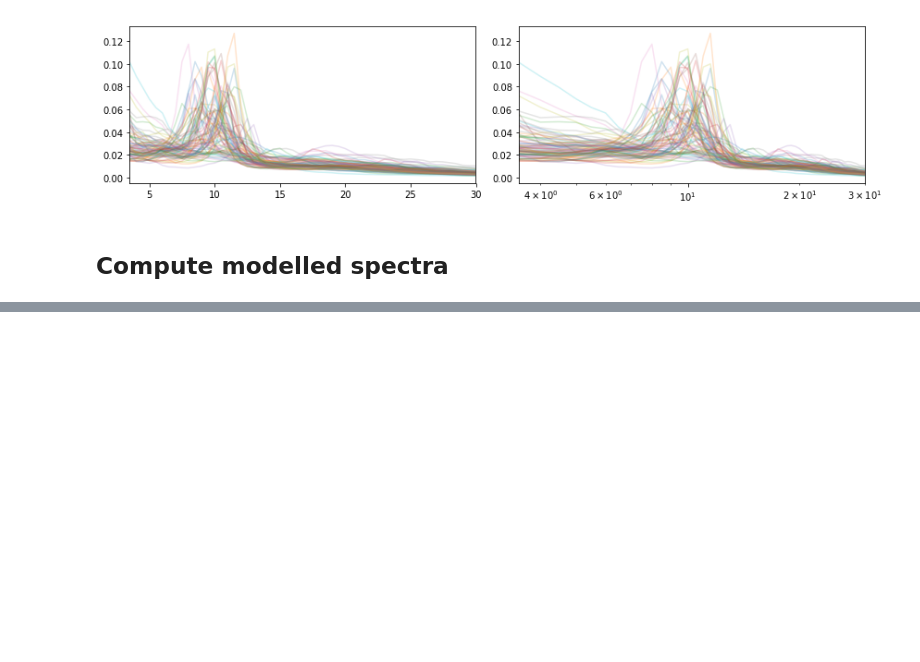
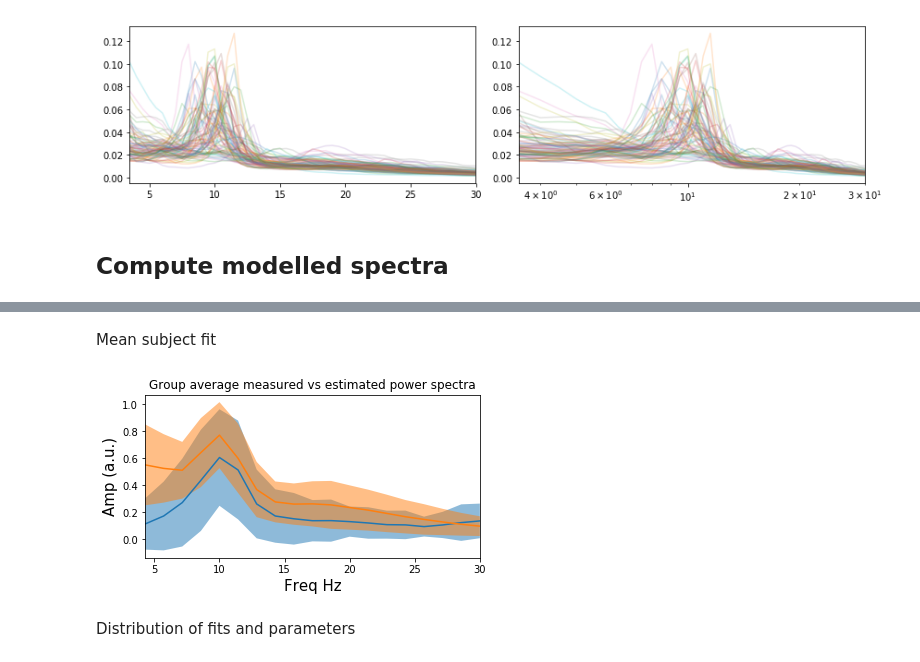
Before and after one commit to GriffithsLab/ctwc-model, a Jupyter notebook: notebooks/01_power_spectra.ipynb, the cells around one changed output, grey strips where cells are left out. Drawn from its saved outputs; the diff is of its cells as text; code cells hidden in the pictures; blank space fills up the shorter version.

```diff
--- a/notebooks/01_power_spectra.ipynb
+++ b/notebooks/01_power_spectra.ipynb
@@ -915,0 +222,30 @@ plt.tight_layout()
+# %% [markdown]
+Mean subject fit
+# %%
+fig, ax = plt.subplots(figsize=(6,3))
+
+flow,fhigh=0.,30.
+
+bestfit_ps = pd.concat({k: df_all_fitdats.loc[k][v] for k,v in bestfitcorrs.items()}).unstack().T
+bestfit_ps_megi2s = pd.concat({k: df_all_fitdats.loc[k]['meg_interp2sim'] for k,v in bestfitcorrs.items()}).unstack().T
+
+mn = bestfit_ps.loc[:30].mean(axis=1)
+std = bestfit_ps.loc[:30].std(axis=1)
+mn.plot(ax=ax)
+ax.fill_between(mn.index,mn-std,mn+std,alpha=0.5)
+
+mn = bestfit_ps_megi2s.loc[:30].mean(axis=1)
+std = bestfit_ps_megi2s.loc[:30].std(axis=1)
+mn.plot(ax=ax)
+ax.fill_between(mn.index,mn-std,mn+std,alpha=0.5)
+
+
+ax.set_xlabel('Freq Hz', fontsize=15);
+ax.set_ylabel('Amp (a.u.)',fontsize=15);
+#a.set_title('%s G-L Model fit to HCP MEG power spectrum' %s)
+ax.set_title('Group average measured vs estimated power spectra' );
+#plt.legend()
+# %% [output]
+[figure, added]
+# %% [markdown]
+Distribution of fits and parameters
```
Also changed, not shown: parts of 40 cells of this notebook, 3 other files.
